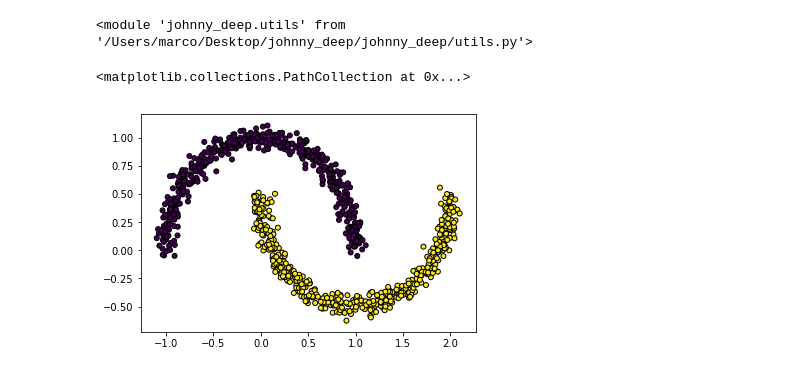
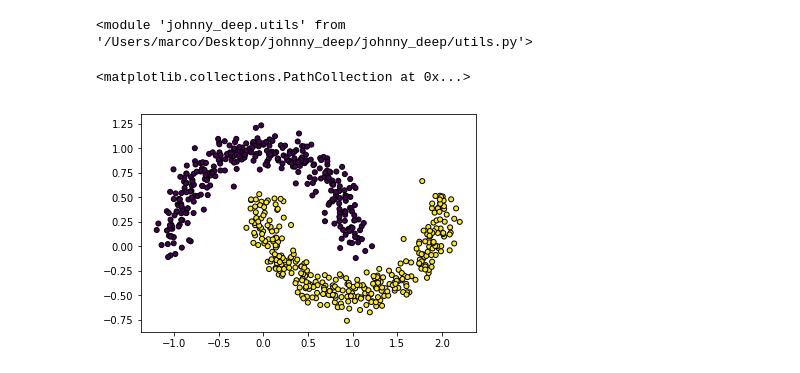
Before and after one commit to fffaez/johnny_deep, a Jupyter notebook: playground.ipynb, the cells around one changed output. Saved outputs shown, nothing was run; the diff lists cells and outputs as text; code cells hidden in the pictures.

```diff
--- a/playground.ipynb
+++ b/playground.ipynb
@@ -14,11 +15,15 @@ from sklearn.datasets import make_moons
 # %%
-X, Y = make_moons(n_samples=1000, noise=0.05, random_state=100)
-X = X.transpose()
+X, Y = make_moons(n_samples=1000, noise=0.10, random_state=100)
+# %%
+X_train, X_test, Y_train, Y_test = train_test_split(X, Y, test_size=0.33, random_state=42)
+X_train = X_train.transpose()
+X_test = X_test.transpose()
+del X, Y
 # %%
-plt.scatter(X[0, :], X[1, :], marker='o', c=Y, s=25, edgecolor='k')
+plt.scatter(X_train[0, :], X_train[1, :], marker='o', c=Y_train, s=25, edgecolor='k')
 # %% [output]
 <matplotlib.collections.PathCollection at 0x...>
-[figure, old version]
+[figure, new version]
 # %%
 nn_architecture = [
     {"dimension": 2, "type": "input"},
```
Also changed, not shown: parts of 5 cells of this notebook, 2 other files.
